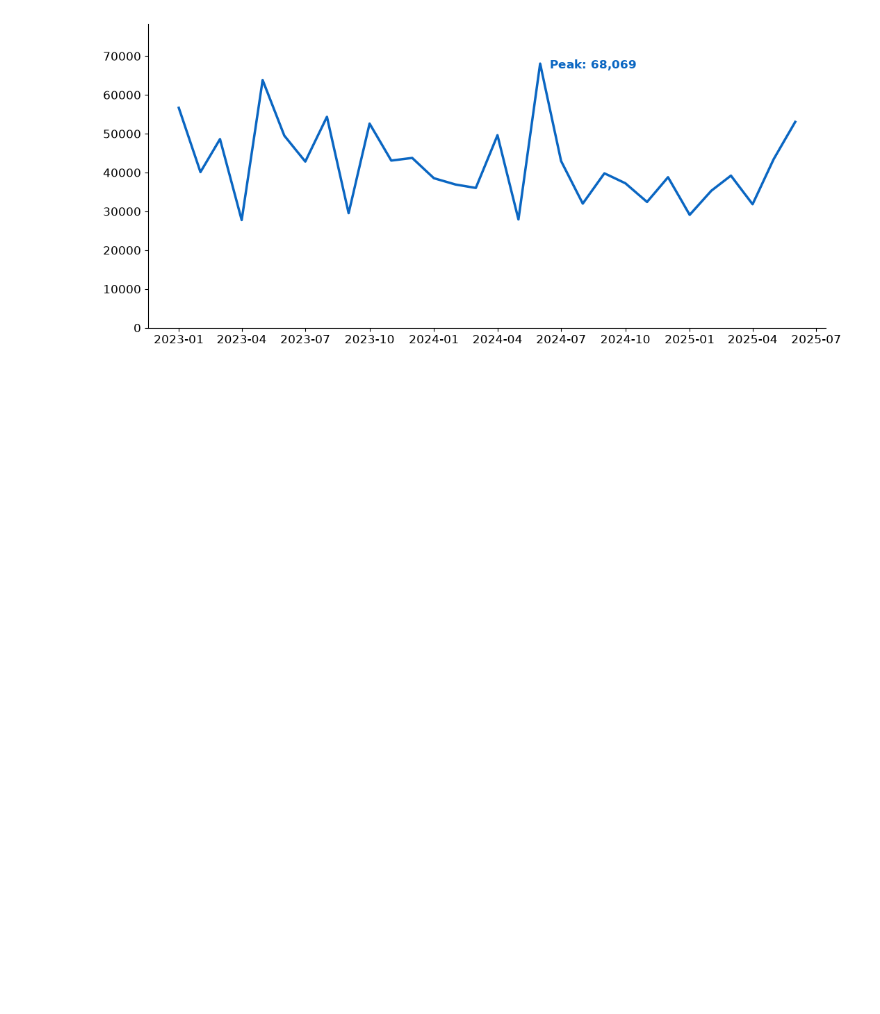
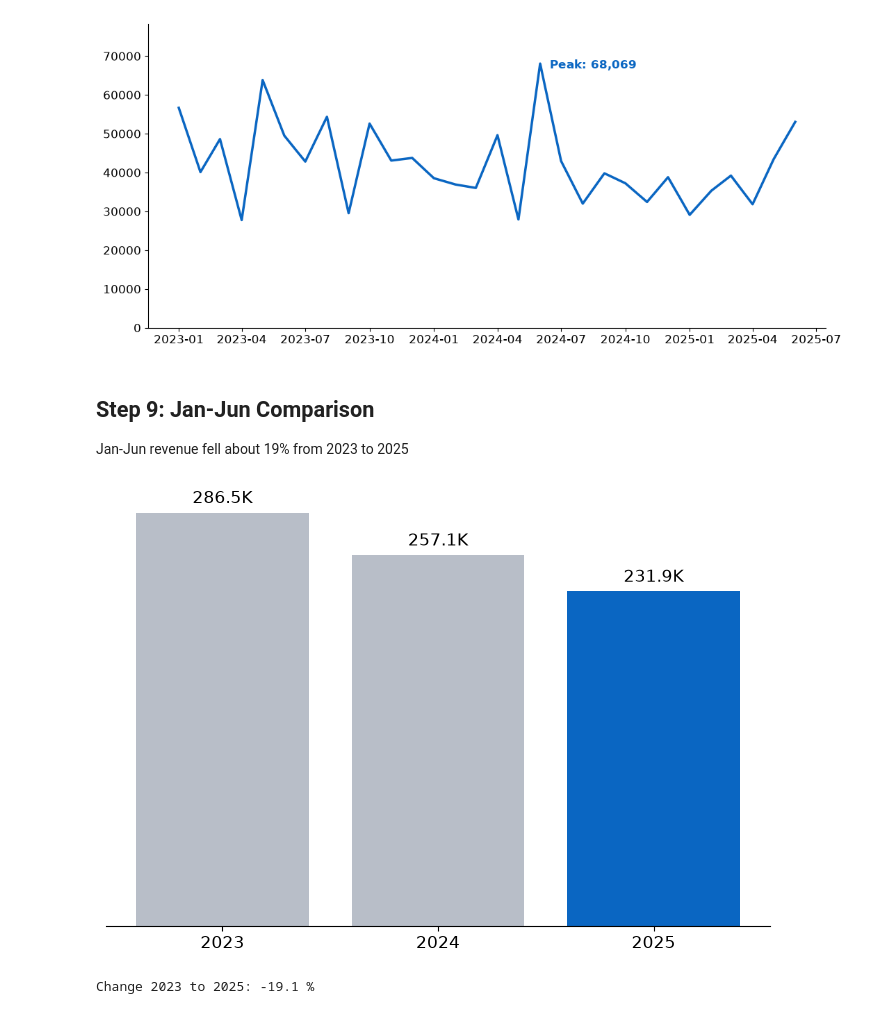
Before and after one commit to nabeera862-eng/decodelabs-internship_project4, a Jupyter notebook: DECODE_LABS_PROJECT4.ipynb, the cells around one changed output. Cells and saved outputs as stored; diff of their text form; code cells hidden in the pictures; blank space fills up the shorter version.

Commit message:
Add January to June revenue comparison chart

```diff
--- a/DECODE_LABS_PROJECT4.ipynb
+++ b/DECODE_LABS_PROJECT4.ipynb
@@ -141,3 +141,36 @@ plt.savefig("charts/03_monthly_trend.png", dpi=300)
 plt.show()
 # %% [output]
 [figure]
+# %% [markdown]
+## Step 9: Jan-Jun Comparison
+Jan-Jun revenue fell about 19% from 2023 to 2025
+# %%
+# Keep only January to June, because 2025 data ends in June (fair comparison)
+h1_data = df[df["Date"].dt.month <= 6]
+
+# Calculate total revenue for each year
+h1_revenue = h1_data.groupby(h1_data["Date"].dt.year)["TotalPrice"].sum()
+
+# Grey for 2023 and 2024, blue for 2025 (the key insight)
+colors = [GREY, GREY, BLUE]
+
+# Draw a column chart (Y-axis starts at zero by default)
+plt.figure(figsize=(7, 5))
+bars = plt.bar(h1_revenue.index.astype(str), h1_revenue.values, color=colors)
+plt.bar_label(bars, labels=[f"{v/1000:.1f}K" for v in h1_revenue.values], padding=4)
+
+# Remove unnecessary elements
+plt.yticks([])
+plt.gca().spines["left"].set_visible(False)
+
+# Save and display
+plt.tight_layout()
+plt.savefig("charts/04_h1_comparison.png", dpi=300)
+plt.show()
+
+# Calculate the percentage change from 2023 to 2025
+change = (h1_revenue.iloc[-1] / h1_revenue.iloc[0] - 1) * 100
+print("Change 2023 to 2025:", round(change, 1), "%")
+# %% [output]
+[figure, added]
+Change 2023 to 2025: -19.1 %
```
Also changed, not shown: 1 other file.
